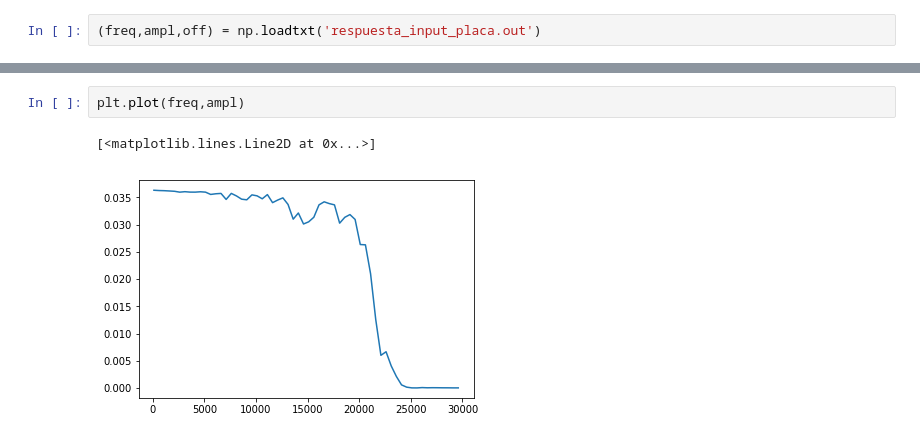
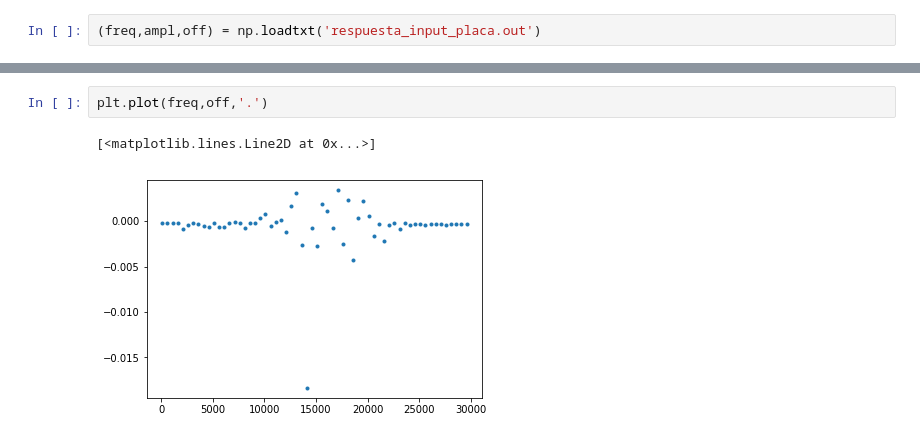
Before and after one commit to manuchironi/Instrumentacion_y_control, a Jupyter notebook: Clase 5 - Caracterizacion circuitos.ipynb, the cells around one changed output, grey strips where cells are left out. Cells and saved outputs as stored; diff of their text form.

```diff
--- a/Clase 5 - Caracterizacion circuitos.ipynb
+++ b/Clase 5 - Caracterizacion circuitos.ipynb
@@ -215,5 +251,5 @@ np.savetxt('respuesta_input_placa.out',(freq,ampl,off))
 # %%
-plt.plot(freq,ampl)
+plt.plot(freq,off,'.')
 # %% [output]
 [<matplotlib.lines.Line2D at 0x...>]
-[figure, old version]
+[figure, new version]
```
Also changed, not shown: parts of 11 cells of this notebook, 11 other files.
